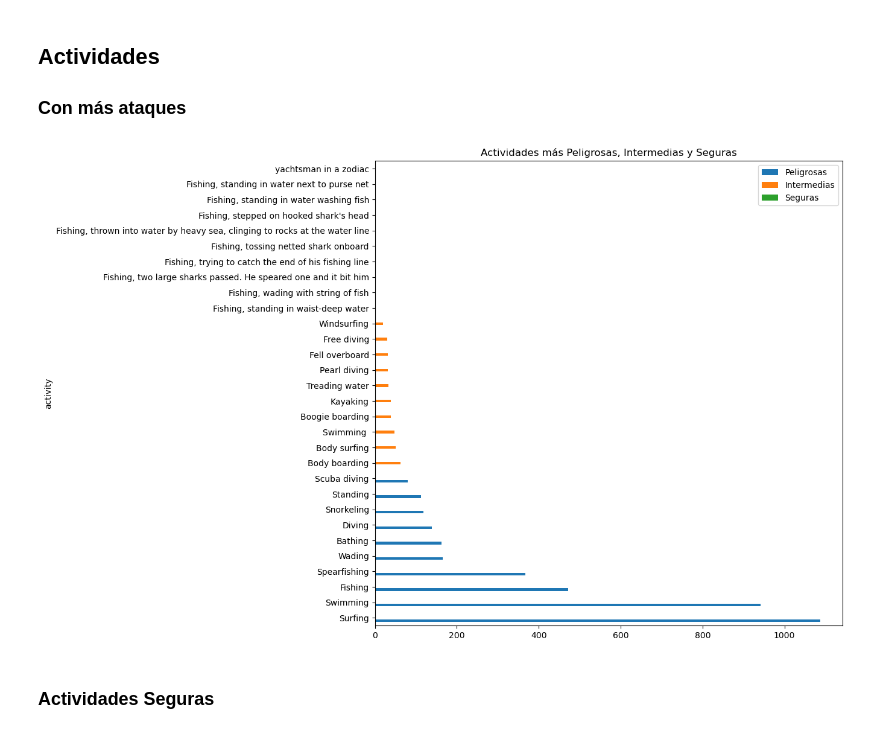
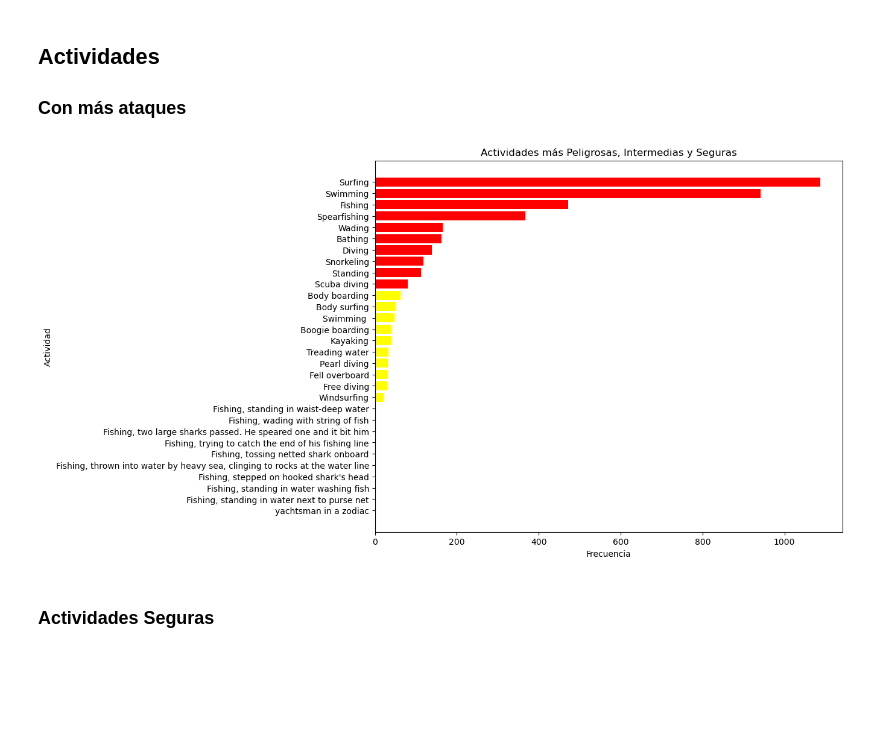
Before and after one commit to jesuserro/shark-attack-exploratory-data-analysis, a Jupyter notebook: notebooks/exploratory_analysis.ipynb, the cells around one changed output. Saved outputs shown, nothing was run; the diff lists cells and outputs as text; code cells hidden in the pictures; blank space fills up the shorter version.

```diff
--- a/notebooks/exploratory_analysis.ipynb
+++ b/notebooks/exploratory_analysis.ipynb
@@ -301,24 +301,40 @@ plt.show()
 ## Actividades
 
 ### Con más ataques
-# %%
-actividades = df.groupby('activity').size().sort_values(ascending=False)
-
-# Toma las 10 actividades más peligrosas, las 10 más seguras y una muestra de 10 actividades de en medio (ni peligrosas ni seguras)
-actividades_peligrosas = actividades[:10]
-actividades_seguras = actividades[-10:]
-actividades_intermedias = actividades[10:20]
-
-# Concatena las tres series en un solo DataFrame
-actividades_df = pd.concat([actividades_peligrosas, actividades_intermedias, actividades_seguras], axis=1)
-actividades_df.columns = ['Peligrosas', 'Intermedias', 'Seguras']
-actividades_df
-
-# Muestra gráfica de barras con las actividades más peligrosas (en rojo), intermedias (amarillo) y seguras (verde)
-actividades_df.plot.barh(figsize=(10, 10), title='Actividades más Peligrosas, Intermedias y Seguras')
-plt.show()
-# %% [output]
-[figure, removed]
+# %%
+# Agrupar y obtener las actividades más comunes
+actividades = df.groupby('activity').size().sort_values(ascending=False)
+
+# Seleccionar actividades peligrosas, seguras e intermedias
+actividades_peligrosas = actividades[:10]
+actividades_seguras = actividades[-10:]
+actividades_intermedias = actividades[10:20]
+
+# Crear DataFrame con categorías
+peligrosas_df = pd.DataFrame({'Actividad': actividades_peligrosas.index, 'Frecuencia': actividades_peligrosas.values, 'Categoría': 'Peligrosas'})
+intermedias_df = pd.DataFrame({'Actividad': actividades_intermedias.index, 'Frecuencia': actividades_intermedias.values, 'Categoría': 'Intermedias'})
+seguras_df = pd.DataFrame({'Actividad': actividades_seguras.index, 'Frecuencia': actividades_seguras.values, 'Categoría': 'Seguras'})
+
+# Concatenar todos los DataFrames
+actividades_df = pd.concat([peligrosas_df, intermedias_df, seguras_df], ignore_index=True)
+
+# Definir colores por categoría
+colores = actividades_df['Categoría'].map({
+    'Peligrosas': 'red',
+    'Intermedias': 'yellow',
+    'Seguras': 'green'
+})
+
+# Graficar
+plt.figure(figsize=(10, 8))
+plt.barh(actividades_df['Actividad'], actividades_df['Frecuencia'], color=colores)
+plt.title('Actividades más Peligrosas, Intermedias y Seguras')
+plt.xlabel('Frecuencia')
+plt.ylabel('Actividad')
+plt.gca().invert_yaxis()  # Peligrosas arriba, seguras abajo
+plt.show()
+# %% [output]
+[figure, added]
 # %% [markdown]
 ### Actividades Seguras
 # %%
```
